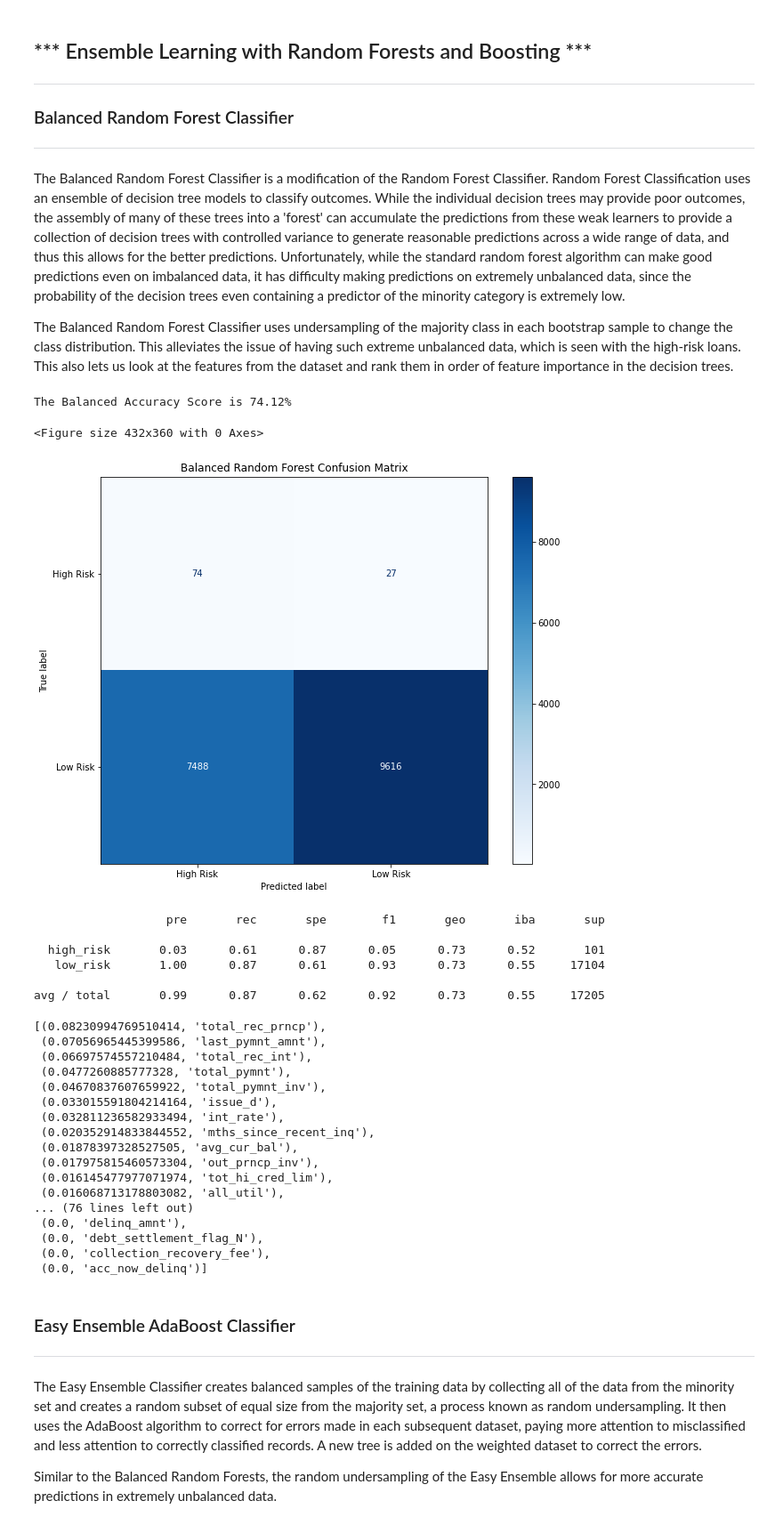
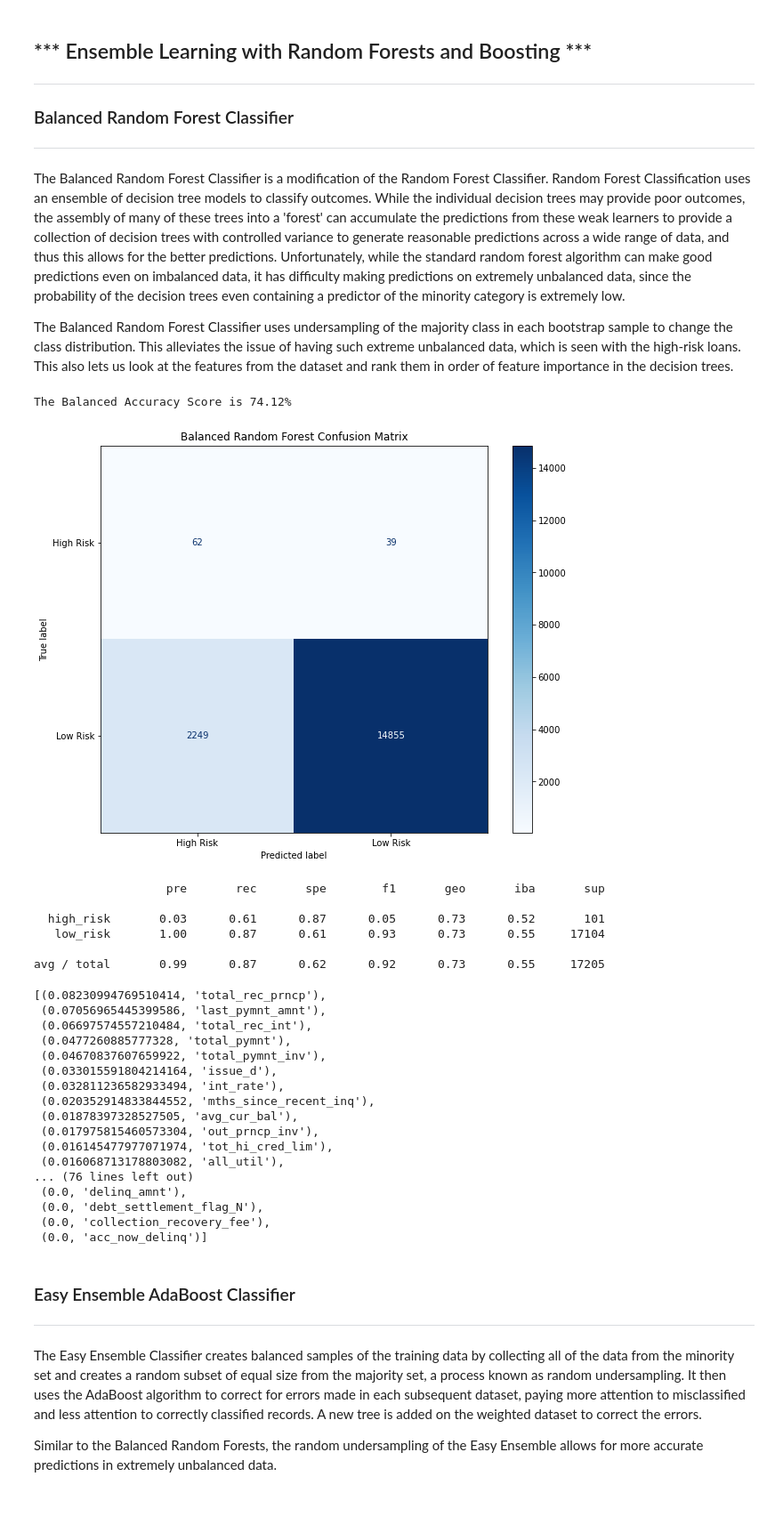
Before and after one commit to FreshOats/Credit_Risk_Analysis, a Jupyter notebook: credit_risk_report.ipynb, the cells around one changed output. Shown at 89% size. Drawn from its saved outputs; the diff is of its cells as text; code cells hidden in the pictures.

```diff
--- a/credit_risk_report.ipynb
+++ b/credit_risk_report.ipynb
@@ -192,54 +196,53 @@ The Balanced Random Forest Classifier uses undersampling of the majority class i
 # %%
 # Create the Balanced Random Forest Classifier and train the model
 barf = BalancedRandomForestClassifier(n_estimators=100, random_state=1)
 barf.fit(X_train, y_train)
 y_pred = barf.predict(X_test)
 
 # Calculated the balanced accuracy score
 print(
     f"The Balanced Accuracy Score is {balanced_accuracy_score(y_test, y_pred)*100:,.2f}%")
 
 # print(confusion_matrix(y_test, y_pred))
 # Display confusion matrix
-plt.figure(figsize=(6, 5))
-fig = plot_confusion_matrix(model, X_test, y_test, display_labels=[
-                            "High Risk", "Low Risk"], cmap='Blues', values_format='d')
+fig, ax = plt.subplots(figsize=(10, 8))
+plot_confusion_matrix(barf, X_test, y_test, display_labels=[
+                      "High Risk", "Low Risk"], cmap='Blues', values_format='d', ax=ax)
 plt.title('Balanced Random Forest Confusion Matrix')
 plt.show()
 
 
 # Print the imbalanced classification report
 print(classification_report_imbalanced(y_test, y_pred))
 
 # List the features sorted in descending order by feature importance
 sorted(zip(barf.feature_importances_,X.columns), reverse=True)
 # %% [output]
 The Balanced Accuracy Score is 74.12%
+[figure, new version]
-<Figure size 432x360 with 0 Axes>
+                   pre       rec       spe        f1       geo       iba       sup
+
+  high_risk       0.03      0.61      0.87      0.05      0.73      0.52       101
+   low_risk       1.00      0.87      0.61      0.93      0.73      0.55     17104
+
+avg / total       0.99      0.87      0.62      0.92      0.73      0.55     17205
-[figure, old version]
-                   pre       rec       spe        f1       geo       iba       sup
-
-  high_risk       0.03      0.61      0.87      0.05      0.73      0.52       101
-   low_risk       1.00      0.87      0.61      0.93      0.73      0.55     17104
-
-avg / total       0.99      0.87      0.62      0.92      0.73      0.55     17205
+[(0.08230994769510414, 'total_rec_prncp'),
+ (0.07056965445399586, 'last_pymnt_amnt'),
+ (0.06697574557210484, 'total_rec_int'),
+ (0.0477260885777328, 'total_pymnt'),
+ (0.04670837607659922, 'total_pymnt_inv'),
+ (0.033015591804214164, 'issue_d'),
+ (0.032811236582933494, 'int_rate'),
+ (0.020352914833844552, 'mths_since_recent_inq'),
+ (0.01878397328527505, 'avg_cur_bal'),
+ (0.017975815460573304, 'out_prncp_inv'),
+ (0.016145477977071974, 'tot_hi_cred_lim'),
+ (0.016068713178803082, 'all_util'),
+... (76 lines left out)
+ (0.0, 'delinq_amnt'),
+ (0.0, 'debt_settlement_flag_N'),
+ (0.0, 'collection_recovery_fee'),
+ (0.0, 'acc_now_delinq')]
-[(0.08230994769510414, 'total_rec_prncp'),
- (0.07056965445399586, 'last_pymnt_amnt'),
- (0.06697574557210484, 'total_rec_int'),
- (0.0477260885777328, 'total_pymnt'),
- (0.04670837607659922, 'total_pymnt_inv'),
- (0.033015591804214164, 'issue_d'),
- (0.032811236582933494, 'int_rate'),
- (0.020352914833844552, 'mths_since_recent_inq'),
- (0.01878397328527505, 'avg_cur_bal'),
- (0.017975815460573304, 'out_prncp_inv'),
- (0.016145477977071974, 'tot_hi_cred_lim'),
- (0.016068713178803082, 'all_util'),
-... (76 lines left out)
- (0.0, 'delinq_amnt'),
- (0.0, 'debt_settlement_flag_N'),
- (0.0, 'collection_recovery_fee'),
- (0.0, 'acc_now_delinq')]
 # %% [markdown]
 ### Easy Ensemble AdaBoost Classifier
 ---
```
Also changed, not shown: parts of 12 cells of this notebook.
